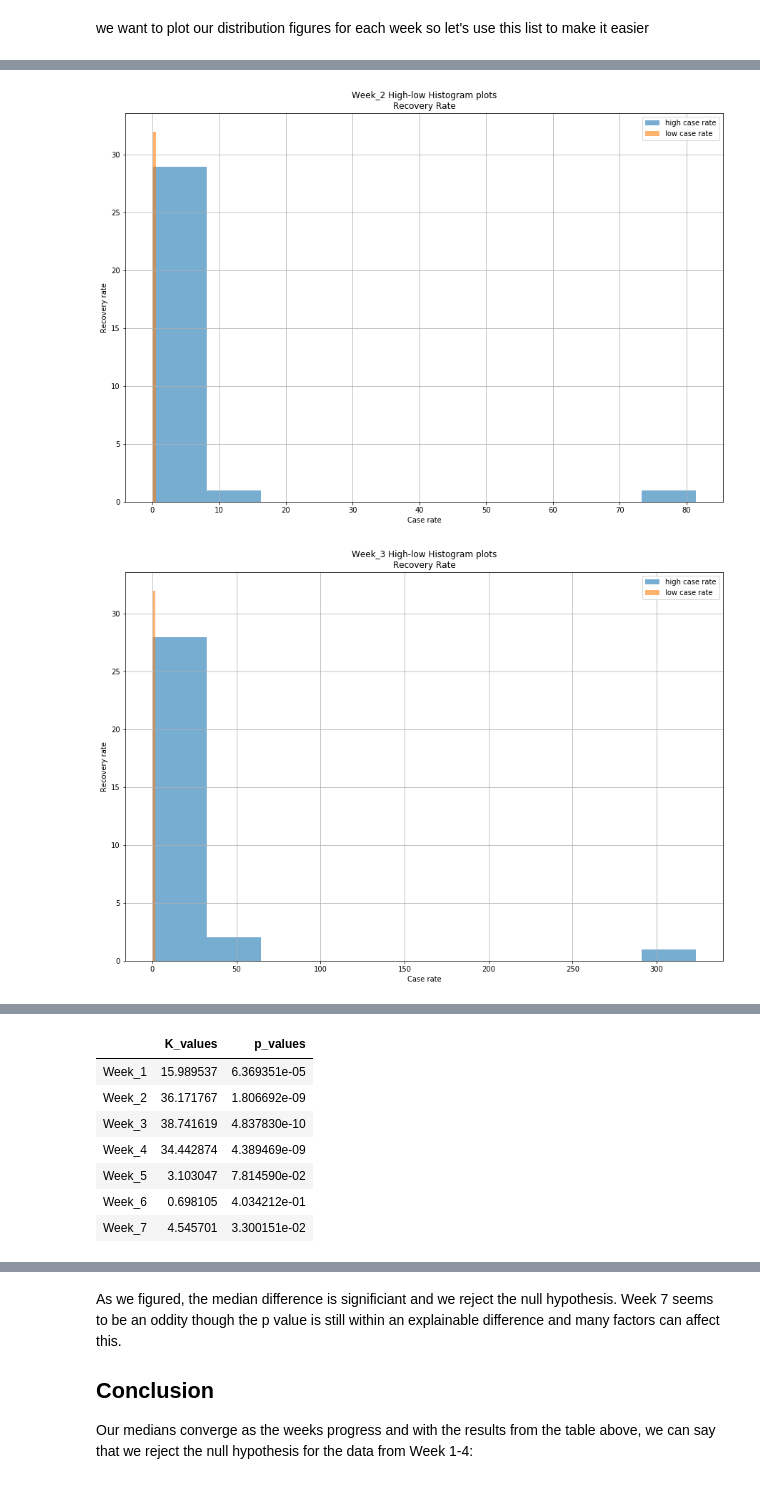
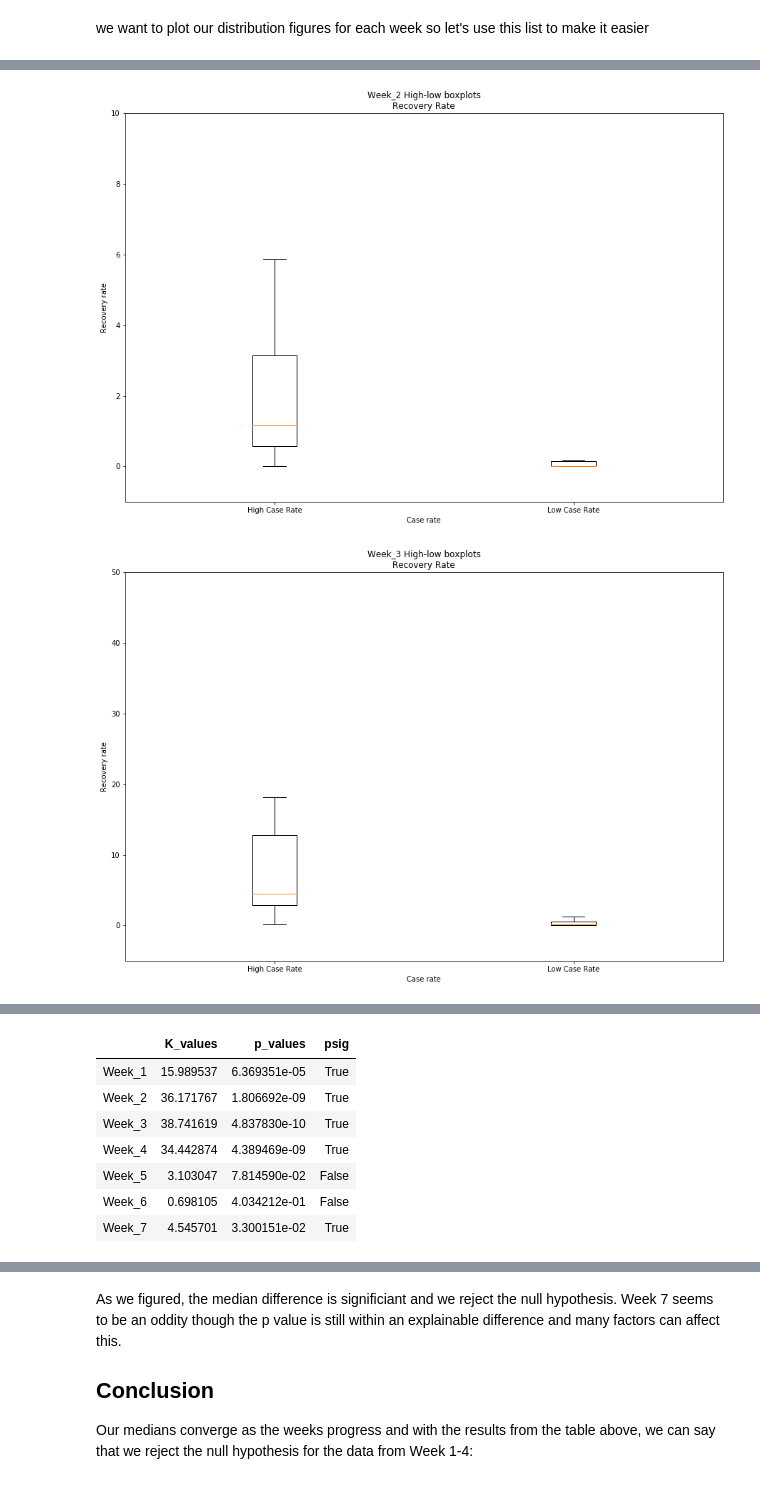
Before and after one commit to shobes572/DSI_Module-11_Capstone, a Jupyter notebook: Capstone_1_Covid-19.ipynb, the cells around one changed output, grey strips where cells are left out. Drawn from its saved outputs; the diff is of its cells as text; code cells hidden in the pictures.

Commit message:
replaced wonky hists with boxplots

```diff
--- a/Capstone_1_Covid-19.ipynb
+++ b/Capstone_1_Covid-19.ipynb
@@ -486,18 +486,27 @@ testingvar = 'IROC_recoveries'
 for weeks in weektry:
     halfcases = postdata[postdata['Week'] == weeks]['IROC_cases'].describe(include='all').loc['50%']
     plt.figure(figsize=[15, 10])
-    postdata[
-        (postdata['Week'] == weeks) &
-        (postdata['IROC_cases'] > halfcases)
-    ][testingvar].hist(alpha=0.6, label='high case rate')
-    postdata[
-        (postdata['Week'] == weeks) &
-        (postdata['IROC_cases'] <= halfcases)
-    ][testingvar].hist(alpha=0.6, bins=1, label='low case rate')
-    plt.title('{} High-low Histogram plots\nRecovery Rate'.format(weeks))
+    plot1 = plt.boxplot(
+        [
+            postdata[
+                (postdata['Week'] == weeks) &
+                (postdata['IROC_cases'] > halfcases)
+            ][testingvar],
+            postdata[
+                (postdata['Week'] == weeks) &
+                (postdata['IROC_cases'] <= halfcases)
+            ][testingvar]
+        ],
+        showfliers=False,
+        labels=['High Case Rate', 'Low Case Rate']
+    )
+    plt.title('{} High-low boxplots\nRecovery Rate'.format(weeks))
     plt.xlabel('Case rate')
     plt.ylabel('Recovery rate')
-    plt.legend()
+    if weeks in ['Week_1', 'Week_2']:
+        plt.ylim(-1, 10)
+    else:
+        plt.ylim(-5, 50)
     plt.show()
     K, p = st.kruskal(
         (postdata[
@@ -513,5 +522,6 @@ for weeks in weektry:
     ps.append(p)
 datadict = {'K_values': Ks,'p_values': ps}
 kruskalresults = pd.DataFrame(data=datadict, index=weektry)
+kruskalresults['psig'] = kruskalresults['p_values'] <= 0.05
 kruskalresults
 # %% [output]
@@ -519,2 +529,2 @@ kruskalresults
-[figure, old version]
+[figure, new version]
-[figure, old version]
+[figure, new version]
@@ -525,8 +535,8 @@ kruskalresults
-|  | K_values | p_values |
-| Week_1 | 15.989537 | 6.369351e-05 |
-| Week_2 | 36.171767 | 1.806692e-09 |
-| Week_3 | 38.741619 | 4.837830e-10 |
-| Week_4 | 34.442874 | 4.389469e-09 |
-| Week_5 | 3.103047 | 7.814590e-02 |
-| Week_6 | 0.698105 | 4.034212e-01 |
-| Week_7 | 4.545701 | 3.300151e-02 |
+|  | K_values | p_values | psig |
+| Week_1 | 15.989537 | 6.369351e-05 | True |
+| Week_2 | 36.171767 | 1.806692e-09 | True |
+| Week_3 | 38.741619 | 4.837830e-10 | True |
+| Week_4 | 34.442874 | 4.389469e-09 | True |
+| Week_5 | 3.103047 | 7.814590e-02 | False |
+| Week_6 | 0.698105 | 4.034212e-01 | False |
+| Week_7 | 4.545701 | 3.300151e-02 | True |
```
Also changed, not shown: parts of 11 cells of this notebook, 1 other file.
